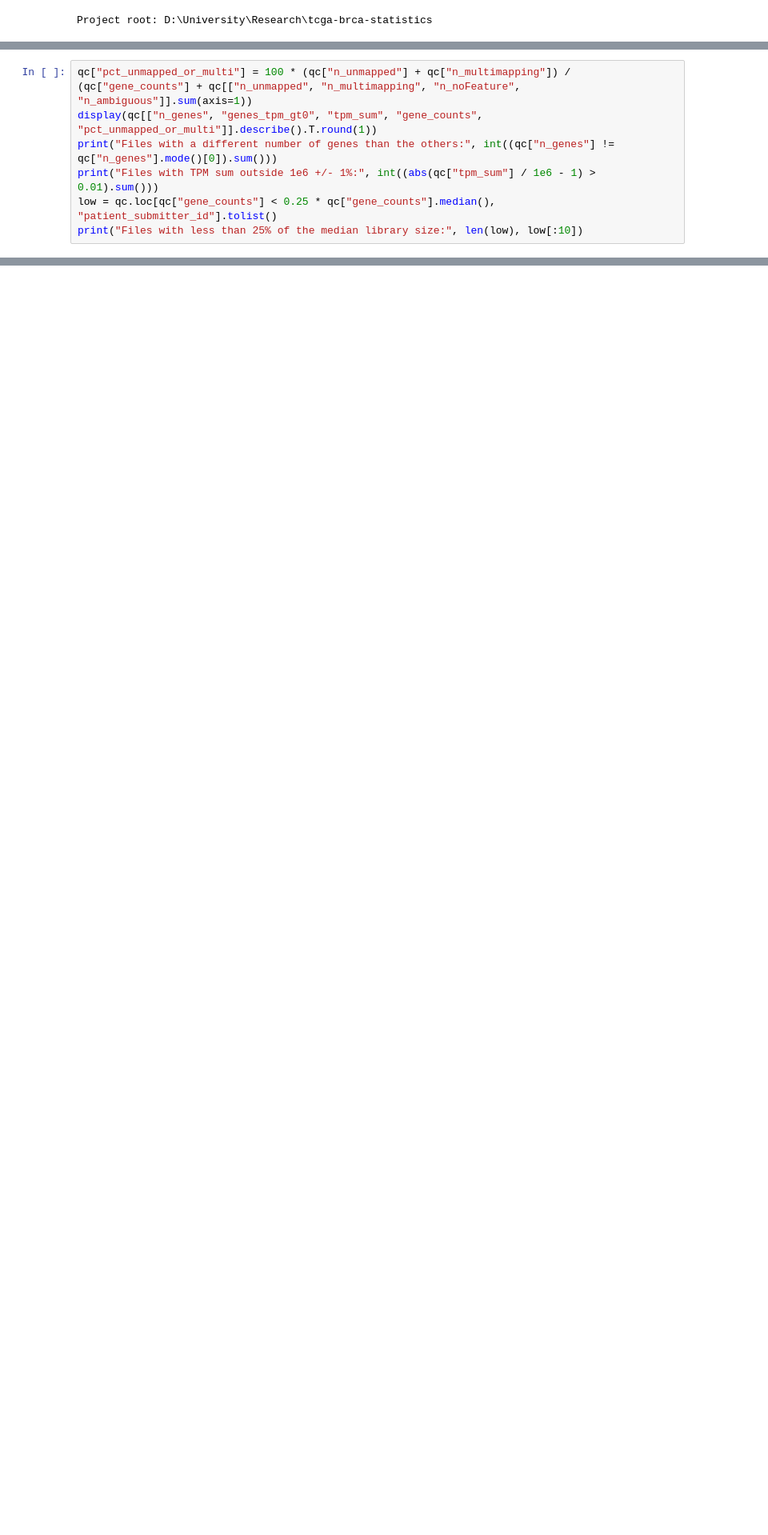
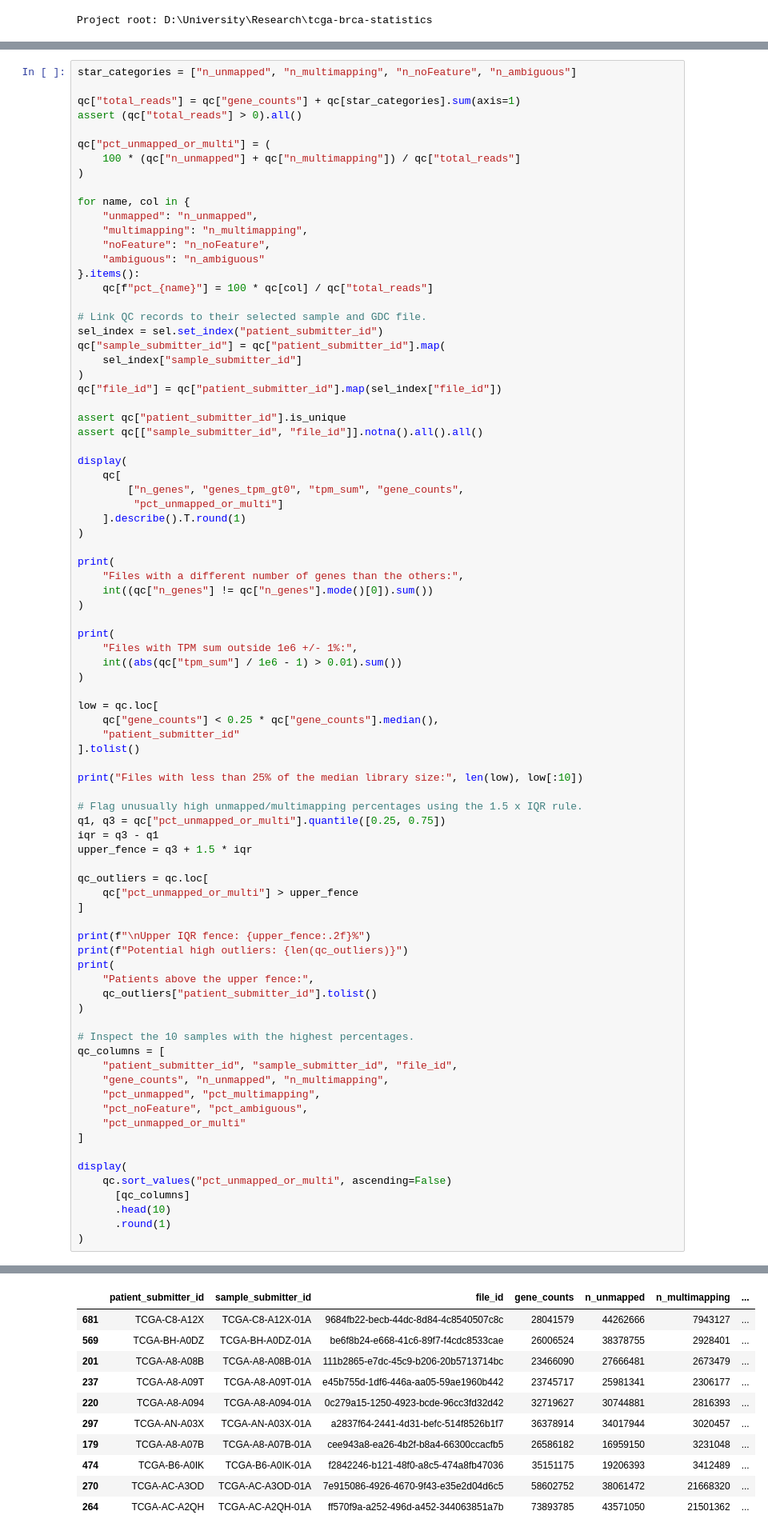
Before and after one commit to Pouria-8118/Statistics-Project-TCGA-BRCA, a Jupyter notebook: notebooks/03_rna_extraction_molecular_audit.ipynb, the cells around one changed output, grey strips where cells are left out. Shown at 80% size. Drawn from its saved outputs; the diff is of its cells as text; blank space fills up the shorter version.

```diff
--- a/notebooks/03_rna_extraction_molecular_audit.ipynb
+++ b/notebooks/03_rna_extraction_molecular_audit.ipynb
@@ -133,12 +133,88 @@ Loaded cache: (1095, 29)
 
 Every file should contain the same genes, TPM should sum to about 10⁶, and library sizes should be comparable between patients.
 # %%
-qc["pct_unmapped_or_multi"] = 100 * (qc["n_unmapped"] + qc["n_multimapping"]) / (qc["gene_counts"] + qc[["n_unmapped", "n_multimapping", "n_noFeature", "n_ambiguous"]].sum(axis=1))
-display(qc[["n_genes", "genes_tpm_gt0", "tpm_sum", "gene_counts", "pct_unmapped_or_multi"]].describe().T.round(1))
-print("Files with a different number of genes than the others:", int((qc["n_genes"] != qc["n_genes"].mode()[0]).sum()))
-print("Files with TPM sum outside 1e6 +/- 1%:", int((abs(qc["tpm_sum"] / 1e6 - 1) > 0.01).sum()))
-low = qc.loc[qc["gene_counts"] < 0.25 * qc["gene_counts"].median(), "patient_submitter_id"].tolist()
+star_categories = ["n_unmapped", "n_multimapping", "n_noFeature", "n_ambiguous"]
+
+qc["total_reads"] = qc["gene_counts"] + qc[star_categories].sum(axis=1)
+assert (qc["total_reads"] > 0).all()
+
+qc["pct_unmapped_or_multi"] = (
+    100 * (qc["n_unmapped"] + qc["n_multimapping"]) / qc["total_reads"]
+)
+
+for name, col in {
+    "unmapped": "n_unmapped",
+    "multimapping": "n_multimapping",
+    "noFeature": "n_noFeature",
+    "ambiguous": "n_ambiguous"
+}.items():
+    qc[f"pct_{name}"] = 100 * qc[col] / qc["total_reads"]
+
+# Link QC records to their selected sample and GDC file.
+sel_index = sel.set_index("patient_submitter_id")
+qc["sample_submitter_id"] = qc["patient_submitter_id"].map(
+    sel_index["sample_submitter_id"]
+)
+qc["file_id"] = qc["patient_submitter_id"].map(sel_index["file_id"])
+
+assert qc["patient_submitter_id"].is_unique
+assert qc[["sample_submitter_id", "file_id"]].notna().all().all()
+
+display(
+    qc[
+        ["n_genes", "genes_tpm_gt0", "tpm_sum", "gene_counts",
+         "pct_unmapped_or_multi"]
+    ].describe().T.round(1)
+)
+
+print(
+    "Files with a different number of genes than the others:",
+    int((qc["n_genes"] != qc["n_genes"].mode()[0]).sum())
+)
+
+print(
+    "Files with TPM sum outside 1e6 +/- 1%:",
+    int((abs(qc["tpm_sum"] / 1e6 - 1) > 0.01).sum())
+)
+
+low = qc.loc[
+    qc["gene_counts"] < 0.25 * qc["gene_counts"].median(),
+    "patient_submitter_id"
+].tolist()
+
 print("Files with less than 25% of the median library size:", len(low), low[:10])
+
+# Flag unusually high unmapped/multimapping percentages using the 1.5 x IQR rule.
+q1, q3 = qc["pct_unmapped_or_multi"].quantile([0.25, 0.75])
+iqr = q3 - q1
+upper_fence = q3 + 1.5 * iqr
+
+qc_outliers = qc.loc[
+    qc["pct_unmapped_or_multi"] > upper_fence
+]
+
+print(f"\nUpper IQR fence: {upper_fence:.2f}%")
+print(f"Potential high outliers: {len(qc_outliers)}")
+print(
+    "Patients above the upper fence:",
+    qc_outliers["patient_submitter_id"].tolist()
+)
+
+# Inspect the 10 samples with the highest percentages.
+qc_columns = [
+    "patient_submitter_id", "sample_submitter_id", "file_id",
+    "gene_counts", "n_unmapped", "n_multimapping",
+    "pct_unmapped", "pct_multimapping",
+    "pct_noFeature", "pct_ambiguous",
+    "pct_unmapped_or_multi"
+]
+
+display(
+    qc.sort_values("pct_unmapped_or_multi", ascending=False)
+      [qc_columns]
+      .head(10)
+      .round(1)
+)
 # %% [output]
 |  | count | mean | std | min | 25% | 50% | 75% | max |
 | n_genes | 1095.0 | 60660.0 | 0.0 | 60660.0 | 60660.0 | 60660.0 | 60660.0 | 60660.0 |
@@ -152,3 +232,14 @@ Files with less than 25% of the median library size: 0 []
+|  | patient_submitter_id | sample_submitter_id | file_id | gene_counts | n_unmapped | n_multimapping | ... |
+| 681 | TCGA-C8-A12X | TCGA-C8-A12X-01A | 9684fb22-becb-44dc-8d84-4c8540507c8c | 28041579 | 44262666 | 7943127 | ... |
+| 569 | TCGA-BH-A0DZ | TCGA-BH-A0DZ-01A | be6f8b24-e668-41c6-89f7-f4cdc8533cae | 26006524 | 38378755 | 2928401 | ... |
+| 201 | TCGA-A8-A08B | TCGA-A8-A08B-01A | 111b2865-e7dc-45c9-b206-20b5713714bc | 23466090 | 27666481 | 2673479 | ... |
+| 237 | TCGA-A8-A09T | TCGA-A8-A09T-01A | e45b755d-1df6-446a-aa05-59ae1960b442 | 23745717 | 25981341 | 2306177 | ... |
+| 220 | TCGA-A8-A094 | TCGA-A8-A094-01A | 0c279a15-1250-4923-bcde-96cc3fd32d42 | 32719627 | 30744881 | 2816393 | ... |
+| 297 | TCGA-AN-A03X | TCGA-AN-A03X-01A | a2837f64-2441-4d31-befc-514f8526b1f7 | 36378914 | 34017944 | 3020457 | ... |
+| 179 | TCGA-A8-A07B | TCGA-A8-A07B-01A | cee943a8-ea26-4b2f-b8a4-66300ccacfb5 | 26586182 | 16959150 | 3231048 | ... |
+| 474 | TCGA-B6-A0IK | TCGA-B6-A0IK-01A | f2842246-b121-48f0-a8c5-474a8fb47036 | 35151175 | 19206393 | 3412489 | ... |
+| 270 | TCGA-AC-A3OD | TCGA-AC-A3OD-01A | 7e915086-4926-4670-9f43-e35e2d04d6c5 | 58602752 | 38061472 | 21668320 | ... |
+| 264 | TCGA-AC-A2QH | TCGA-AC-A2QH-01A | ff570f9a-a252-496d-a452-344063851a7b | 73893785 | 43571050 | 21501362 | ... |
 # %% [markdown]
 ## 4. Panel genes: distribution of log2(TPM + 1)
 # %%
```
Also changed, not shown: parts of 3 cells of this notebook, 7 other files.
